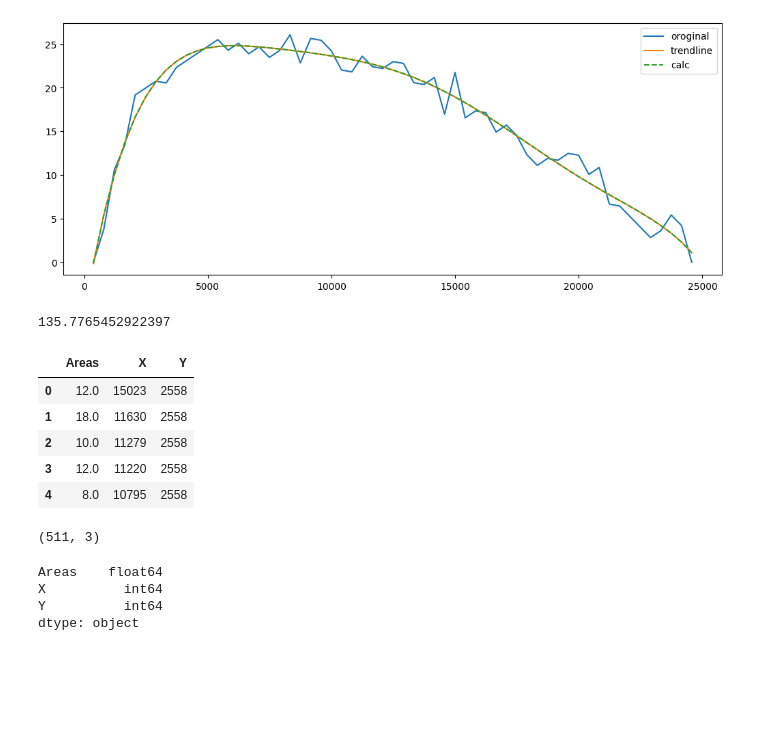
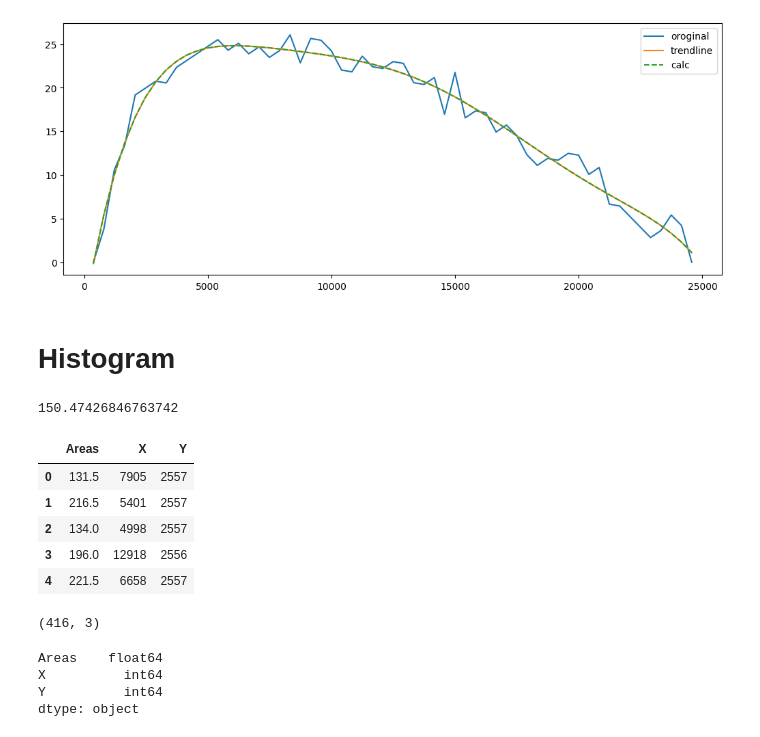
Before and after one commit to asorkins/PythonDistortionCalc, a Jupyter notebook: Jupiter Notebook.ipynb, the cells around one changed output. Cells and saved outputs as stored; diff of their text form; code cells hidden in the pictures; blank space fills up the shorter version.

```diff
--- a/Jupiter Notebook.ipynb
+++ b/Jupiter Notebook.ipynb
@@ -151,24 +151,26 @@ plt.legend()
 plt.show()
 # %% [output]
 [figure]
+# %% [markdown]
+# Histogram
 # %%
 import test1
 # %%
-df = test1.find_circ(1)
+df = test1.find_circ(100)
 
 df.head()
 # %% [output]
-135.7765452922397
+150.47426846763742
 |  | Areas | X | Y |
-| 0 | 12.0 | 15023 | 2558 |
-| 1 | 18.0 | 11630 | 2558 |
-| 2 | 10.0 | 11279 | 2558 |
-| 3 | 12.0 | 11220 | 2558 |
-| 4 | 8.0 | 10795 | 2558 |
+| 0 | 131.5 | 7905 | 2557 |
+| 1 | 216.5 | 5401 | 2557 |
+| 2 | 134.0 | 4998 | 2557 |
+| 3 | 196.0 | 12918 | 2556 |
+| 4 | 221.5 | 6658 | 2557 |
 # %%
 df.shape
 # %% [output]
-(511, 3)
+(416, 3)
 # %%
 df.dtypes
 # %% [output]
```
Also changed, not shown: parts of 7 cells of this notebook, 3 other files.
